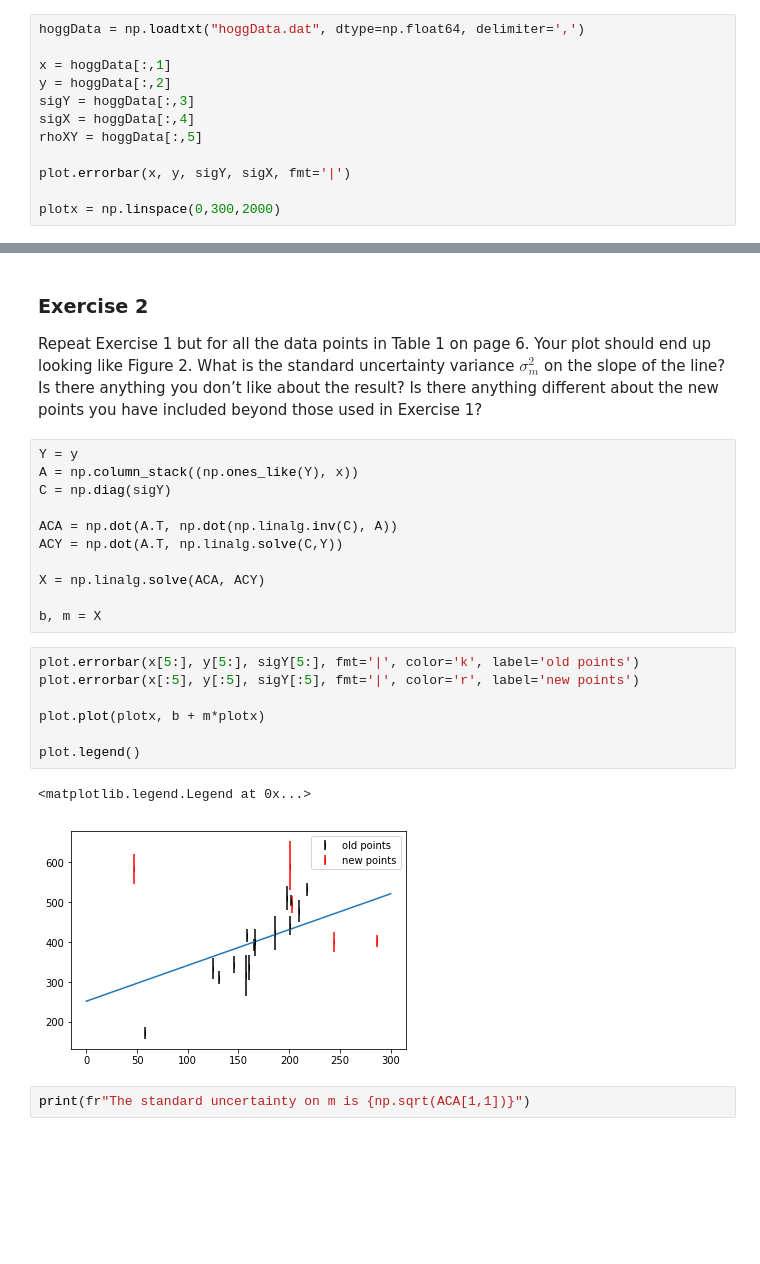
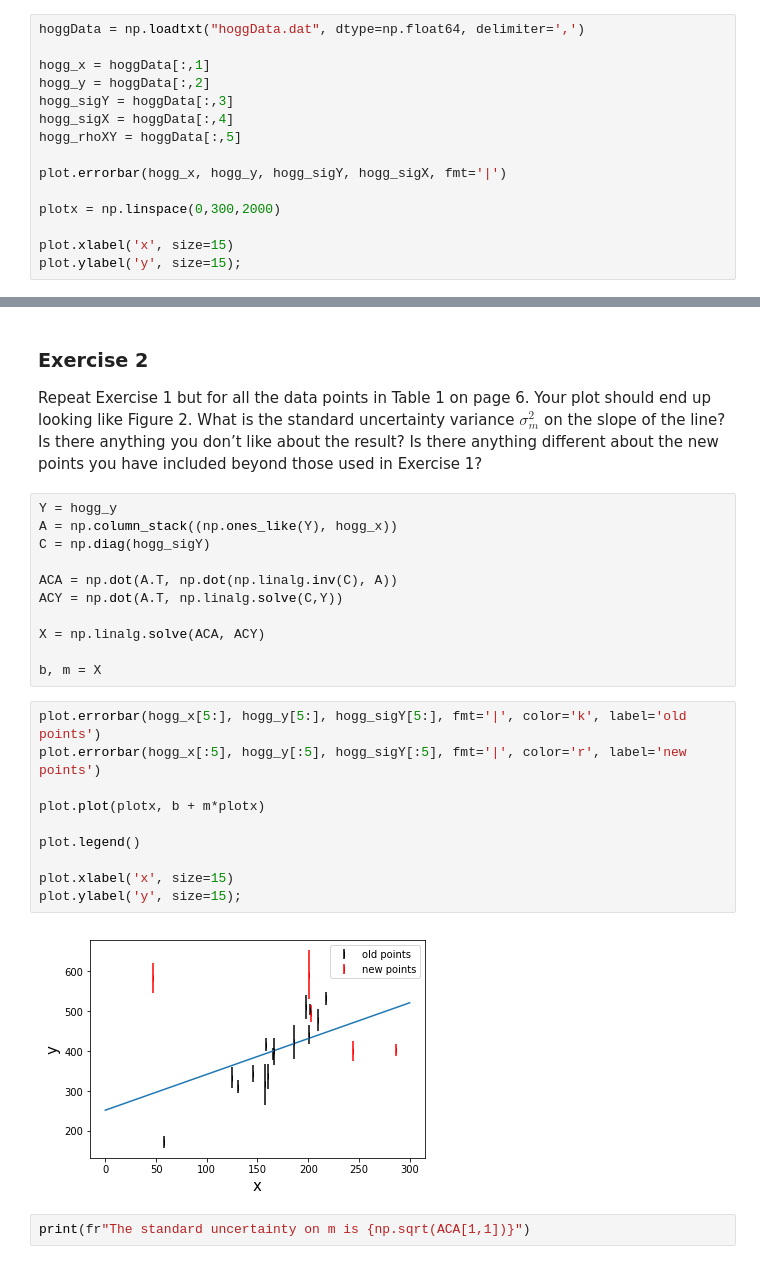
Before and after one commit to jimbarrett27/hogg2010, a Jupyter notebook: solutions.ipynb, the cells around one changed output, grey strips where cells are left out. Drawn from its saved outputs; the diff is of its cells as text; blank space fills up the shorter version.

```diff
--- a/solutions.ipynb
+++ b/solutions.ipynb
@@ -7,13 +7,16 @@ import seaborn
 # %%
 hoggData = np.loadtxt("hoggData.dat", dtype=np.float64, delimiter=',')
 
-x = hoggData[:,1]
-y = hoggData[:,2]
-sigY = hoggData[:,3]
-sigX = hoggData[:,4]
-rhoXY = hoggData[:,5]
+hogg_x = hoggData[:,1]
+hogg_y = hoggData[:,2]
+hogg_sigY = hoggData[:,3]
+hogg_sigX = hoggData[:,4]
+hogg_rhoXY = hoggData[:,5]
 
-plot.errorbar(x, y, sigY, sigX, fmt='|')
+plot.errorbar(hogg_x, hogg_y, hogg_sigY, hogg_sigX, fmt='|')
 
 plotx = np.linspace(0,300,2000)
+
+plot.xlabel('x', size=15)
+plot.ylabel('y', size=15);
 # %% [output]
@@ -52,9 +57,9 @@ The standard uncertainty on m is 140.52258882975588
 Repeat Exercise 1 but for all the data points in Table 1 on page 6. Your plot should end up looking like Figure 2. What is the standard uncertainty variance $\sigma^2_m$ on the slope of the line? Is there anything you don’t
 like about the result? Is there anything different about the new points you have included beyond those used in Exercise 1?
 # %%
-Y = y
-A = np.column_stack((np.ones_like(Y), x))
-C = np.diag(sigY)
+Y = hogg_y
+A = np.column_stack((np.ones_like(Y), hogg_x))
+C = np.diag(hogg_sigY)
 
 ACA = np.dot(A.T, np.dot(np.linalg.inv(C), A))
 ACY = np.dot(A.T, np.linalg.solve(C,Y))
@@ -63,15 +68,17 @@ X = np.linalg.solve(ACA, ACY)
 
 b, m = X
 # %%
-plot.errorbar(x[5:], y[5:], sigY[5:], fmt='|', color='k', label='old points')
-plot.errorbar(x[:5], y[:5], sigY[:5], fmt='|', color='r', label='new points')
+plot.errorbar(hogg_x[5:], hogg_y[5:], hogg_sigY[5:], fmt='|', color='k', label='old points')
+plot.errorbar(hogg_x[:5], hogg_y[:5], hogg_sigY[:5], fmt='|', color='r', label='new points')
 
 plot.plot(plotx, b + m*plotx)
 
 plot.legend()
+
+plot.xlabel('x', size=15)
+plot.ylabel('y', size=15);
 # %% [output]
-<matplotlib.legend.Legend at 0x...>
-[figure, old version]
+[figure, new version]
 # %%
 print(fr"The standard uncertainty on m is {np.sqrt(ACA[1,1])}")
 # %% [output]
```
Also changed, not shown: parts of 32 cells of this notebook.
